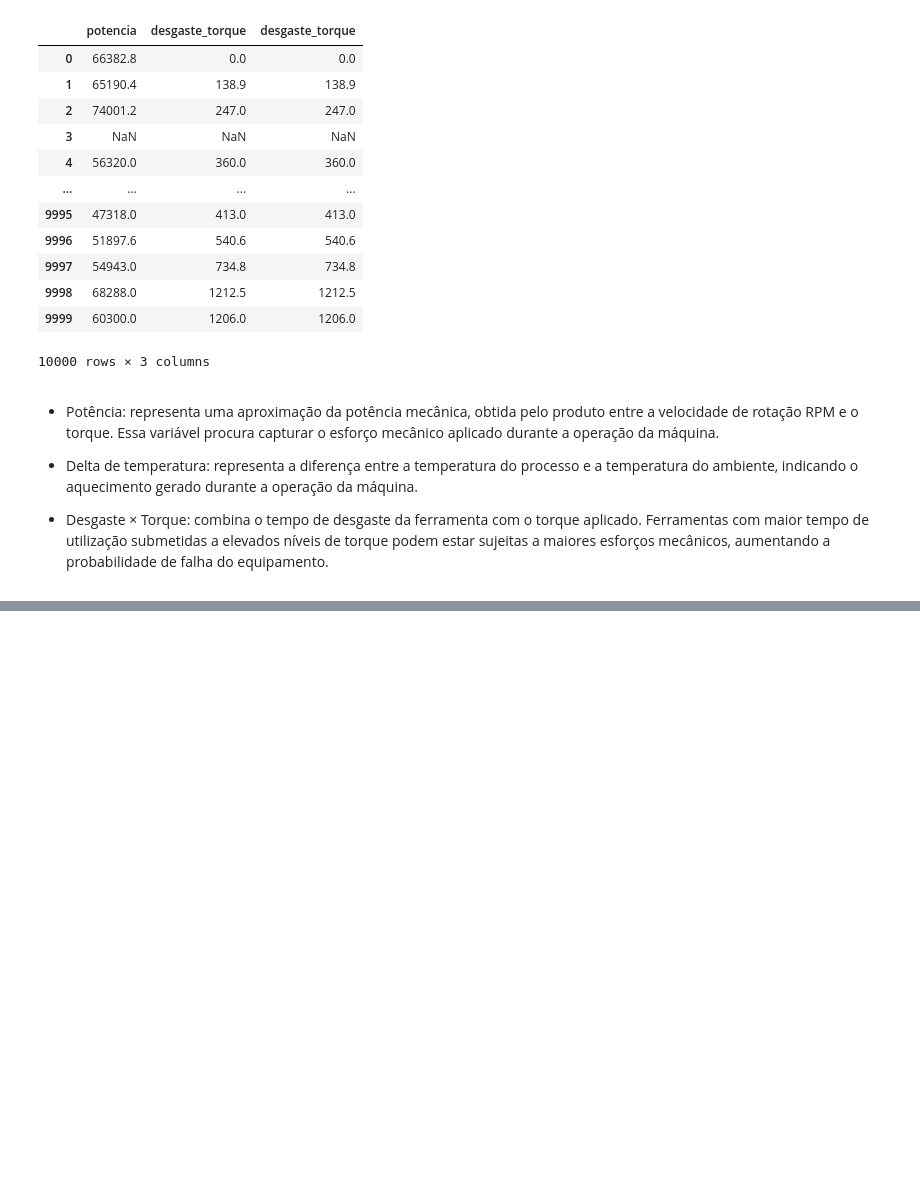
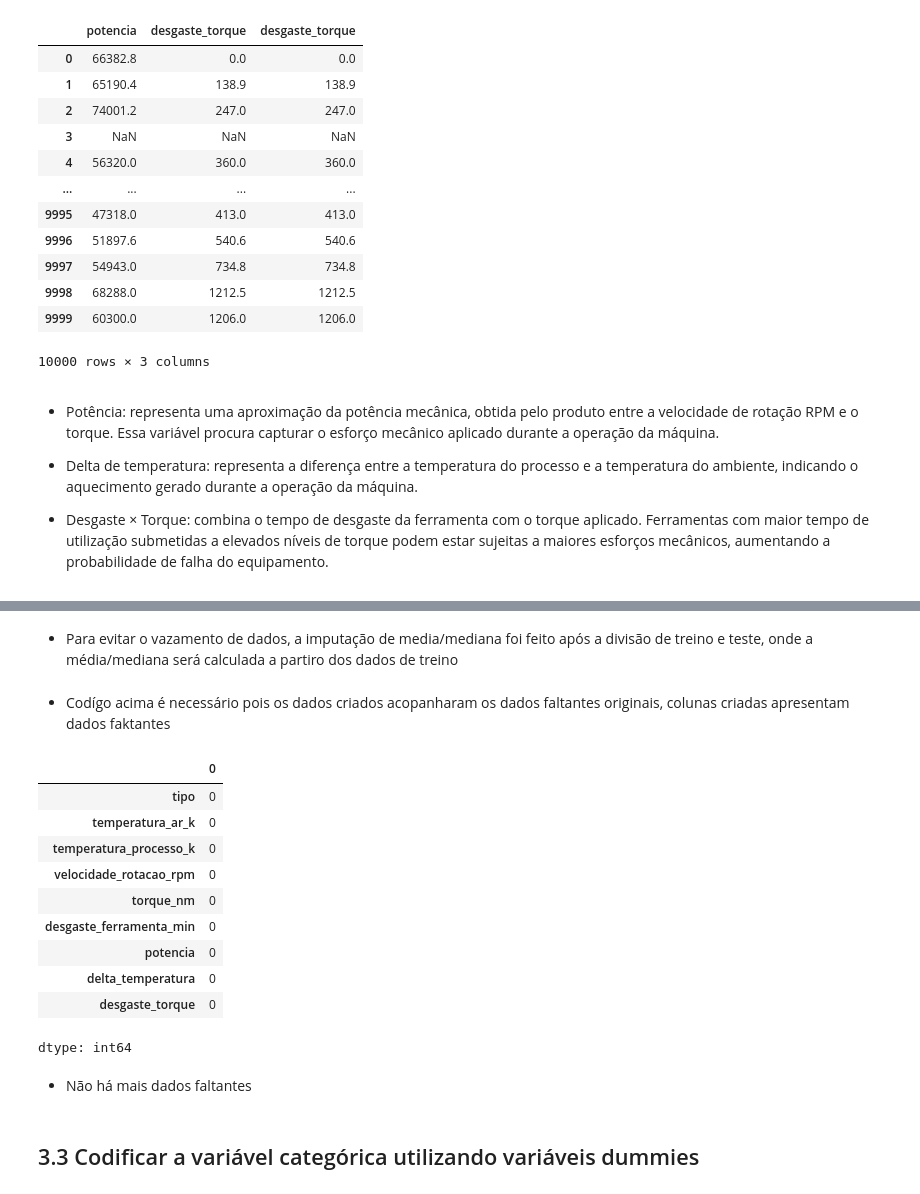
Before and after one commit to leonbenenati/projeto_avaliativo_modulo_1, a Jupyter notebook: Projeto_Avaliativo_Módulo_1.ipynb, the cells around one changed output, grey strips where cells are left out. Saved outputs shown, nothing was run; the diff lists cells and outputs as text; code cells hidden in the pictures; blank space fills up the shorter version.

```diff
--- a/Projeto_Avaliativo_Módulo_1.ipynb
+++ b/Projeto_Avaliativo_Módulo_1.ipynb
@@ -361,0 +469,59 @@ df[["potencia", "desgaste_torque", "desgaste_torque"]]
+# %% [markdown]
+
+
+*   Para evitar o vazamento de dados, a imputação de media/mediana foi feito após a divisão de treino e teste, onde a média/mediana será calculada a partiro dos dados de treino
+# %%
+# Recalculando as váriveis onde falta
+X_train["potencia"] = (
+    X_train["velocidade_rotacao_rpm"] *
+    X_train["torque_nm"]
+)
+
+X_train["delta_temperatura"] = (
+    X_train["temperatura_processo_k"] -
+    X_train["temperatura_ar_k"]
+)
+
+X_train["desgaste_torque"] = (
+    X_train["desgaste_ferramenta_min"] *
+    X_train["torque_nm"]
+)
+
+X_test["potencia"] = (
+    X_test["velocidade_rotacao_rpm"] *
+    X_test["torque_nm"]
+)
+
+X_test["delta_temperatura"] = (
+    X_test["temperatura_processo_k"] -
+    X_test["temperatura_ar_k"]
+)
+
+X_test["desgaste_torque"] = (
+    X_test["desgaste_ferramenta_min"] *
+    X_test["torque_nm"]
+)
+# %% [markdown]
+
+
+*   Codígo acima é necessário pois os dados criados acopanharam os dados faltantes originais, colunas criadas apresentam dados faktantes
+# %%
+X_train.isnull().sum()
+# %% [output]
+|  | 0 |
+| tipo | 0 |
+| temperatura_ar_k | 0 |
+| temperatura_processo_k | 0 |
+| velocidade_rotacao_rpm | 0 |
+| torque_nm | 0 |
+| desgaste_ferramenta_min | 0 |
+| potencia | 0 |
+| delta_temperatura | 0 |
+| desgaste_torque | 0 |
+dtype: int64
+# %% [markdown]
+
+
+*   Não há mais dados faltantes
+# %% [markdown]
+## 3.3 Codificar a variável categórica utilizando variáveis dummies
```
Also changed, not shown: parts of 20 cells of this notebook.
